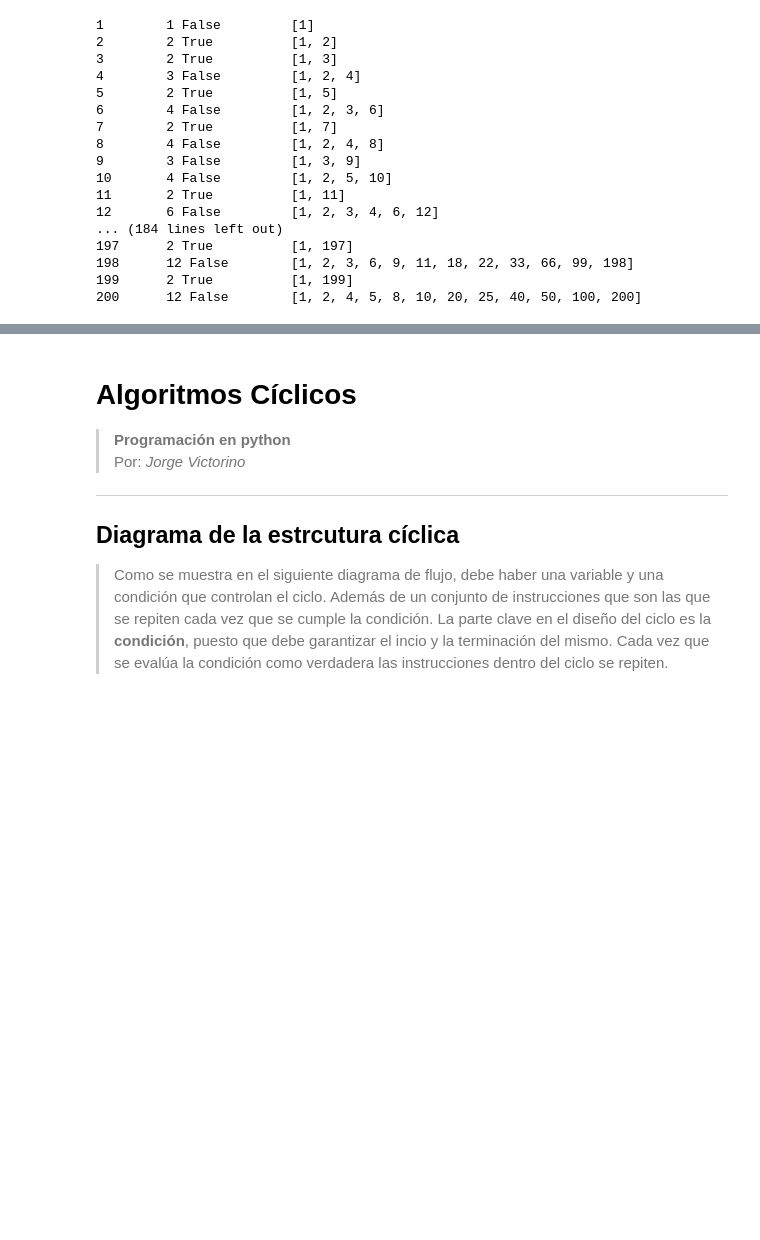
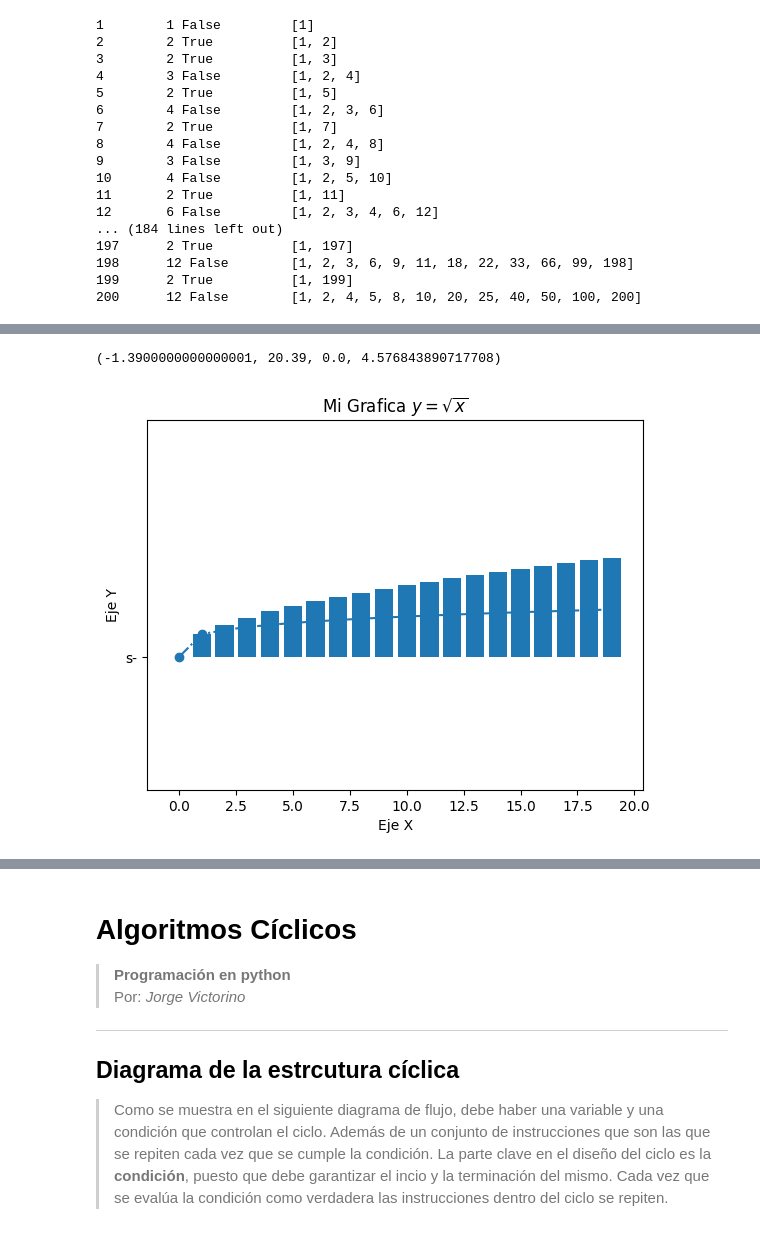
Before and after one commit to ccbeltran/Curso.Prep.Henry, a Jupyter notebook: 04_algoritmosCondicionales.ipynb, the cells around one changed output, grey strips where cells are left out. Cells and saved outputs as stored; diff of their text form; code cells hidden in the pictures; blank space fills up the shorter version.

```diff
--- a/04_algoritmosCondicionales.ipynb
+++ b/04_algoritmosCondicionales.ipynb
@@ -550,0 +589,21 @@ for l in range(1, 201):
+# %%
+import matplotlib.pyplot as plt
+x = list(range(20))
+y = []
+y1 = []
+for i in x:
+    y.append(i**0.5)
+    y1.append(i**0.25)
+# for i in x:
+#     y.append(i**0.5)
+#plt.stem(x,y)
+plt.bar(x,y)
+#plt.step(x,y, 'o-.', color='red')
+plt.plot(x,y1, 'o-.','s-')
+plt.title("Mi Grafica $y=\sqrt{x}$")
+plt.xlabel("Eje X")
+plt.ylabel("Eje Y")
+plt.axis('equal')
+# %% [output]
+(-1.3900000000000001, 20.39, 0.0, 4.576843890717708)
+[figure, added]
```
Also changed, not shown: parts of 4 cells of this notebook.
